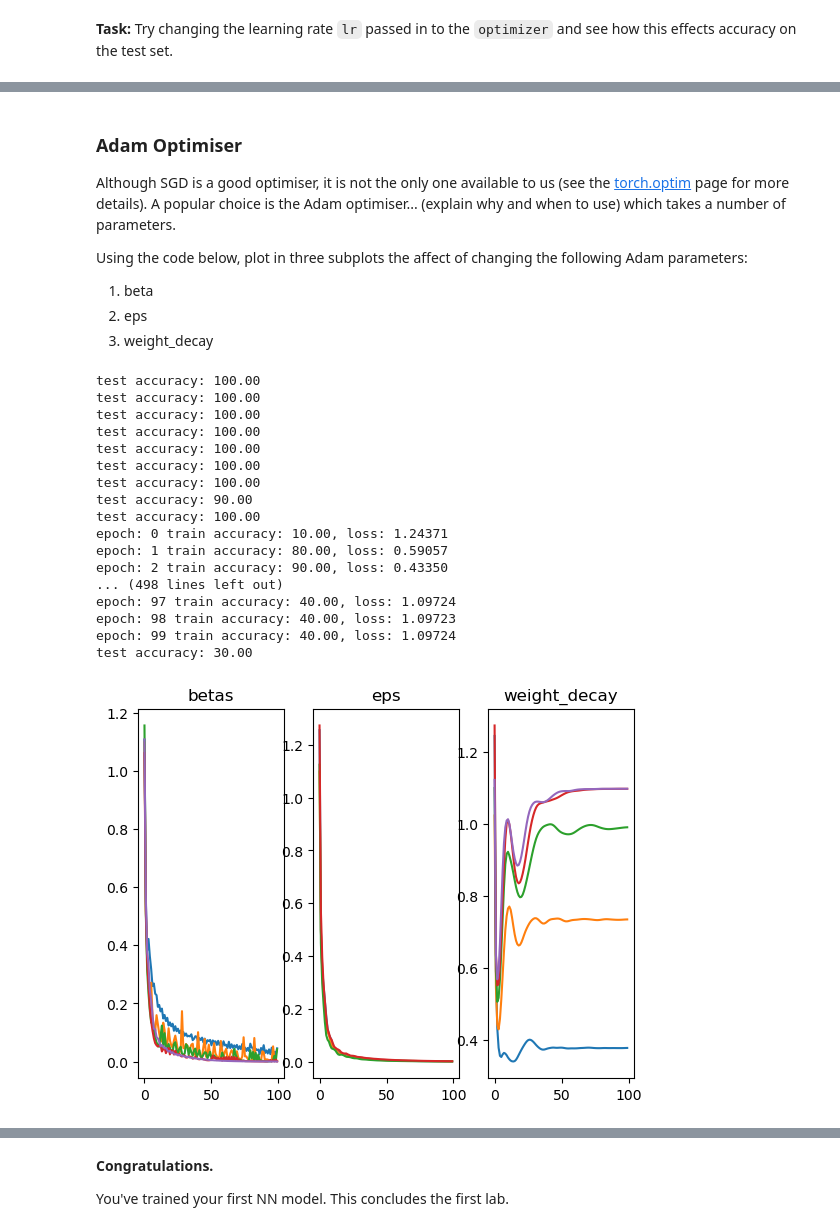
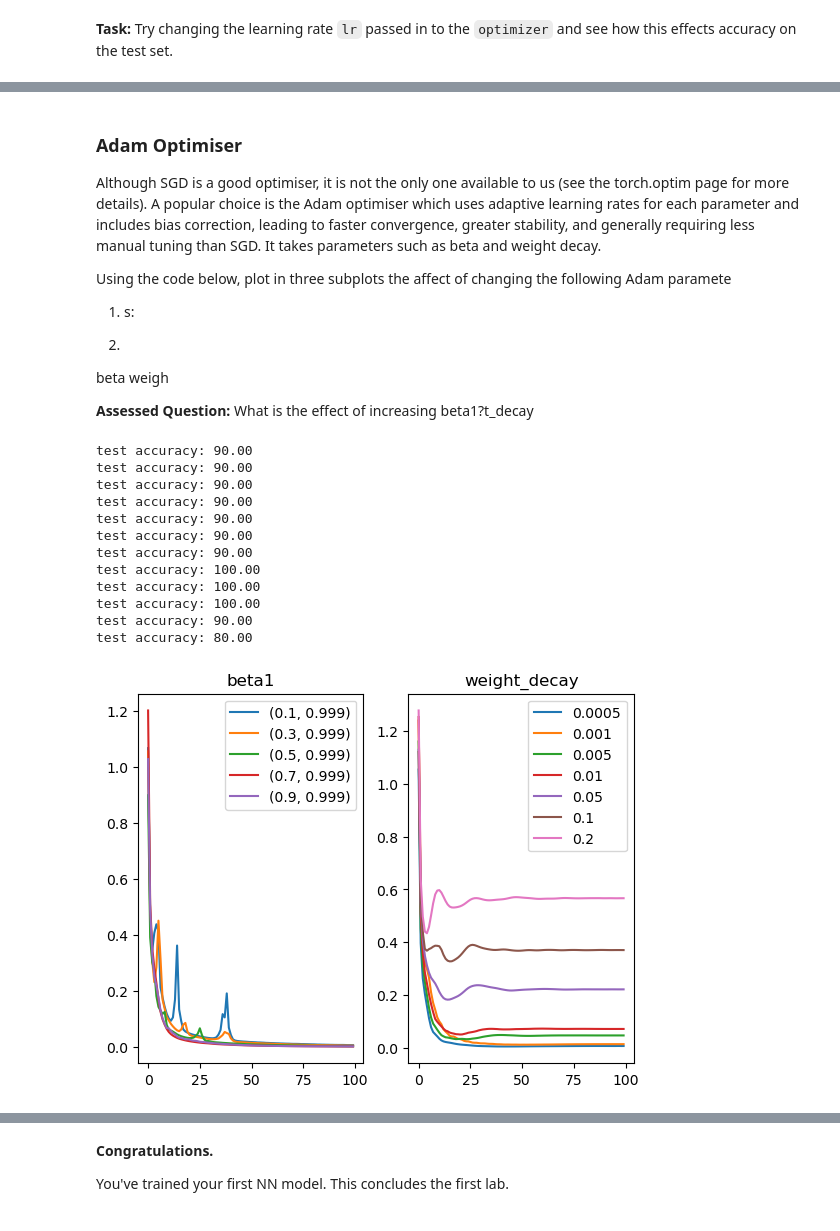
Before and after one commit to COMSM0045-Applied-Deep-Learning/labsheets, a Jupyter notebook: lab-1-dnns/lab-1-dnns.ipynb, the cells around one changed output, grey strips where cells are left out. Saved outputs shown, nothing was run; the diff lists cells and outputs as text; code cells hidden in the pictures.

Commit message:
Add assessed questions

```diff
--- a/lab-1-dnns/lab-1-dnns.ipynb
+++ b/lab-1-dnns/lab-1-dnns.ipynb
@@ -513,6 +523,7 @@ criterion = nn.CrossEntropyLoss()
 
 # Now we iterate over the dataset a number of times. Each iteration of the entire dataset
 # is called an epoch.
+loss_vals_before = []
 for epoch in range(0, 100):
     # We compute the forward pass of the network
     logits = model.forward(features['train'])
@@ -526,6 +537,7 @@ for epoch in range(0, 100):
         accuracy(logits, labels['train']) * 100,
         loss.item()
     ))
+    loss_vals_before.append(loss.item())
 
     # Now we compute the backward pass, which populates the `.grad` attributes of the parameters
     loss.backward()
@@ -573,5 +591,6 @@ Below is some code that uses a momentum value of 0.9 in the SGD optimiser. What
 # %%
 from torch import optim
+import matplotlib.pyplot as plt
 
 
 def train_n_test(lr=0.05, print_loss=True, momentum=0, weight_decay=0):
@@ -618,5 +637,10 @@ def train_n_test(lr=0.05, print_loss=True, momentum=0, weight_decay=0):
 
     return loss_values
 
-train_n_test(lr=0.05, momentum=0.9)
+loss_values = train_n_test(lr=0.05, momentum=0.9)
+
+plt.plot([i for i in range(len(loss_vals_before))], loss_vals_before, label="None")
+plt.plot([i for i in range(len(loss_values))], loss_values, label="Momentum")
+plt.legend()
+plt.show()
 # %% [output]
@@ -668,7 +677,7 @@ What is the best value of weight decay for our training?
 ### DEMO - REMOVE THIS AS THE STUDENT SHOULD CODE THIS PART THEMSELVES
 import matplotlib.pyplot as plt
 
-for i in [0.1, 0.3, 0.5, 0.7, 0.9]:
+for i in [0.0005, 0.001, 0.005, 0.01, 0.05, 0.1, 0.2]:
     temp_loss_vals = train_n_test(lr=0.05, print_loss=False, momentum=0.9, weight_decay=i)
     plt.plot([i for i in range(len(temp_loss_vals))], temp_loss_vals, label=f"{i}")
 plt.legend()
@@ -683,12 +694,16 @@ test accuracy: 30.00
 # %% [markdown]
 ### Adam Optimiser
 
-Although SGD is a good optimiser, it is not the only one available to us (see the [torch.optim](https://docs.pytorch.org/docs/stable/optim.html) page for more details). A popular choice is the Adam optimiser... (explain why and when to use) which takes a number of parameters.
+Although SGD is a good optimiser, it is not the only one available to us (see the torch.optim page for more details). A popular choice is the Adam optimiser which uses adaptive learning rates for each parameter and includes bias correction, leading to faster convergence, greater stability, and generally requiring less manual tuning than SGD. It takes parameters such as beta and weight decay.
 
-Using the code below, plot in three subplots the affect of changing the following Adam parameters:
-1. beta
-2. eps
-3. weight_decay
+Using the code below, plot in three subplots the affect of changing the following Adam paramete
+1. s:
+
+2.
+beta
+weigh
+
+**Assessed Question:** What is the effect of increasing beta1?t_decay
 # %%
 def train_n_test(lr=0.05, print_loss=True, betas=(0.9, 0.999), eps=1e-8, weight_decay=0):
     # Define the model to optimze
@@ -718,60 +733,52 @@ def train_n_test(lr=0.05, print_loss=True, betas=(0.9, 0.999), eps=1e-8, weight_
                 loss.item()
             ))
         loss_values.append(loss.item())
 
         # Now we compute the backward pass, which populates the `.grad` attributes of the parameters
         loss.backward()
         # Now we update the model parameters using those gradients
         optimizer.step()
         # Now we need to zero out the `.grad` buffers as otherwise on the next backward pass we'll add the
         # new gradients to the old ones.
         optimizer.zero_grad()
 
     # Finally we can test our model on the test set and get an unbiased estimate of its performance.
     logits = model.forward(features['test'])
     test_accuracy = accuracy(logits, labels['test']) * 100
     print("test accuracy: {:2.2f}".format(test_accuracy))
 
     return loss_values
 
 # DEMO - REMOVE THIS AS THE STUDENTS SHOULD CODE THEMSELVES
-fig, axs = plt.subplots(1, 3)
+fig, axs = plt.subplots(1, 2)
 
-axs[0].set_title("betas")
+axs[0].set_title("beta1")
 for i in [0.1, 0.3, 0.5, 0.7, 0.9]:
-    betas_loss_vals = train_n_test(lr=0.05, print_loss=False, betas=(i, i))
-    axs[0].plot([i for i in range(len(betas_loss_vals))], betas_loss_vals, label=f"({i}, {i})")
+    betas_loss_vals = train_n_test(lr=0.05, print_loss=False, betas=(i, 0.999))
+    axs[0].plot([i for i in range(len(betas_loss_vals))], betas_loss_vals, label=f"({i}, 0.999)")
+axs[0].legend()
 
-axs[1].set_title("eps")
-for i in [1e-8, 1e-7, 1e-6, 1e-5]:
-    eps_loss_vals = train_n_test(lr=0.05, print_loss=False, eps=i)
-    axs[1].plot([i for i in range(len(eps_loss_vals))], eps_loss_vals, label=f"{i}")
-
-axs[2].set_title("weight_decay")
-for i in [0.1, 0.3, 0.5, 0.7, 0.9]:
-    weight_loss_vals = train_n_test(lr=0.05, print_loss=True, weight_decay=i)
-    axs[2].plot([i for i in range(len(weight_loss_vals))], weight_loss_vals, label=f"{i}")
+axs[1].set_title("weight_decay")
+for i in [0.0005, 0.001, 0.005, 0.01, 0.05, 0.1, 0.2]:
+    weight_loss_vals = train_n_test(lr=0.05, print_loss=False, weight_decay=i)
+    axs[1].plot([i for i in range(len(weight_loss_vals))], weight_loss_vals, label=f"{i}")
+axs[1].legend()
 
 plt.show()
 # %% [output]
-test accuracy: 100.00
-test accuracy: 100.00
-test accuracy: 100.00
-test accuracy: 100.00
+test accuracy: 90.00
+test accuracy: 90.00
+test accuracy: 90.00
+test accuracy: 90.00
+test accuracy: 90.00
+test accuracy: 90.00
+test accuracy: 90.00
 test accuracy: 100.00
 test accuracy: 100.00
 test accuracy: 100.00
 test accuracy: 90.00
-test accuracy: 100.00
-epoch: 0 train accuracy: 10.00, loss: 1.24371
-epoch: 1 train accuracy: 80.00, loss: 0.59057
-epoch: 2 train accuracy: 90.00, loss: 0.43350
-... (498 lines left out)
-epoch: 97 train accuracy: 40.00, loss: 1.09724
-epoch: 98 train accuracy: 40.00, loss: 1.09723
-epoch: 99 train accuracy: 40.00, loss: 1.09724
-test accuracy: 30.00
+test accuracy: 80.00
-[figure, old version]
+[figure, new version]
 # %% [markdown]
 ---
 
```
Also changed, not shown: parts of 9 cells of this notebook.
